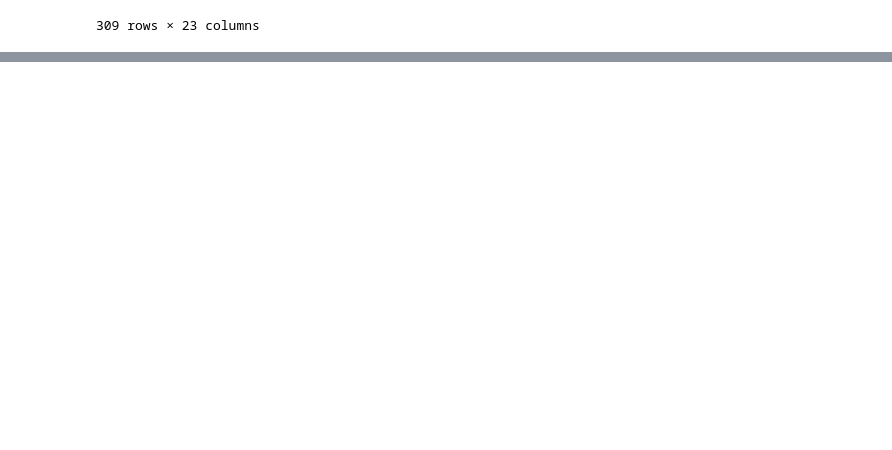
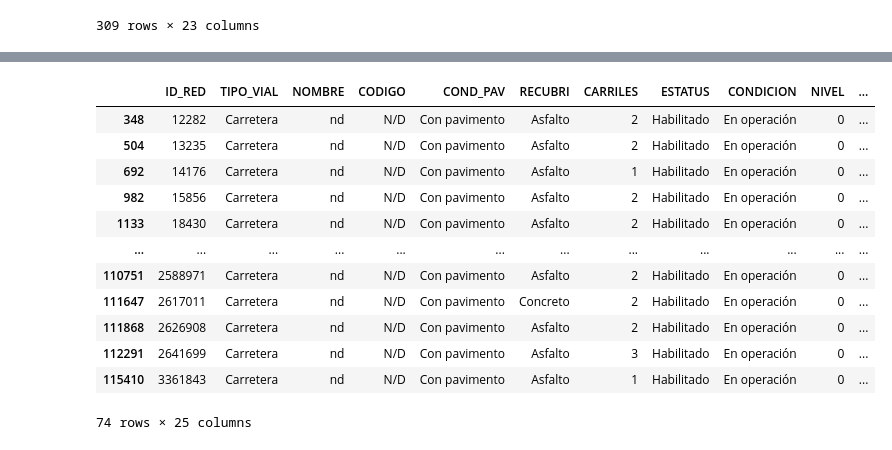
Before and after one commit to JorgeICS/Primeos_Analisis_Geopandas, a Jupyter notebook: filtrado_nodos.ipynb, the cells around one changed output, grey strips where cells are left out. Saved outputs shown, nothing was run; the diff lists cells and outputs as text; code cells hidden in the pictures; blank space fills up the shorter version.

```diff
--- a/filtrado_nodos.ipynb
+++ b/filtrado_nodos.ipynb
@@ -332,0 +430,7 @@ CF_simp[CF_simp['NOMBRE'] == 'acambaro-celaya']
+# %%
+for idx, row in sin_ID.iterrows():
+    if row[columna_df1] in CF_con_ID[columna_df2].values:
+        nombre_df2 = CF_con_ID.loc[CF_con_ID[columna_df2] == row[columna_df1], 'NOMBRE'].values[0]
+        sin_ID.loc[idx, 'conex_ini'] = nombre_df2
+    else:
+        sin_ID.loc[idx, 'conex_ini'] = 'nada'
@@ -332,0 +469,4 @@ CF_simp[CF_simp['NOMBRE'] == 'acambaro-celaya']
+# %%
+# prompt: cambiar el nombre de la columna pertenece a conex_ini
+
+sin_ID.rename(columns={'Pertenece': 'conex_ini'}, inplace=True)
@@ -332,0 +494,10 @@ CF_simp[CF_simp['NOMBRE'] == 'acambaro-celaya']
+# %%
+columna_df1 = 'UNION_FIN'
+columna_df2 = 'UNION_INI'
+# %%
+for idx, row in sin_ID.iterrows():
+    if row[columna_df1] in CF_con_ID[columna_df2].values:
+        nombre_df2 = CF_con_ID.loc[CF_con_ID[columna_df2] == row[columna_df1], 'NOMBRE'].values[0]
+        sin_ID.loc[idx, 'conex_fin'] = nombre_df2
+    else:
+        sin_ID.loc[idx, 'conex_fin'] = 'nada'
@@ -332,0 +526,16 @@ CF_simp[CF_simp['NOMBRE'] == 'acambaro-celaya']
+# %%
+sin_ID[sin_ID['conex_fin'].str.len() > 4]
+# %% [output]
+|  | ID_RED | TIPO_VIAL | NOMBRE | CODIGO | COND_PAV | RECUBRI | CARRILES | ESTATUS | CONDICION | NIVEL | ... |
+| 348 | 12282 | Carretera | nd | N/D | Con pavimento | Asfalto | 2 | Habilitado | En operación | 0 | ... |
+| 504 | 13235 | Carretera | nd | N/D | Con pavimento | Asfalto | 2 | Habilitado | En operación | 0 | ... |
+| 692 | 14176 | Carretera | nd | N/D | Con pavimento | Asfalto | 1 | Habilitado | En operación | 0 | ... |
+| 982 | 15856 | Carretera | nd | N/D | Con pavimento | Asfalto | 2 | Habilitado | En operación | 0 | ... |
+| 1133 | 18430 | Carretera | nd | N/D | Con pavimento | Asfalto | 2 | Habilitado | En operación | 0 | ... |
+| ... | ... | ... | ... | ... | ... | ... | ... | ... | ... | ... | ... |
+| 110751 | 2588971 | Carretera | nd | N/D | Con pavimento | Asfalto | 2 | Habilitado | En operación | 0 | ... |
+| 111647 | 2617011 | Carretera | nd | N/D | Con pavimento | Concreto | 2 | Habilitado | En operación | 0 | ... |
+| 111868 | 2626908 | Carretera | nd | N/D | Con pavimento | Asfalto | 2 | Habilitado | En operación | 0 | ... |
+| 112291 | 2641699 | Carretera | nd | N/D | Con pavimento | Asfalto | 3 | Habilitado | En operación | 0 | ... |
+| 115410 | 3361843 | Carretera | nd | N/D | Con pavimento | Asfalto | 1 | Habilitado | En operación | 0 | ... |
+74 rows × 25 columns
```
Also changed, not shown: parts of 31 cells of this notebook.
